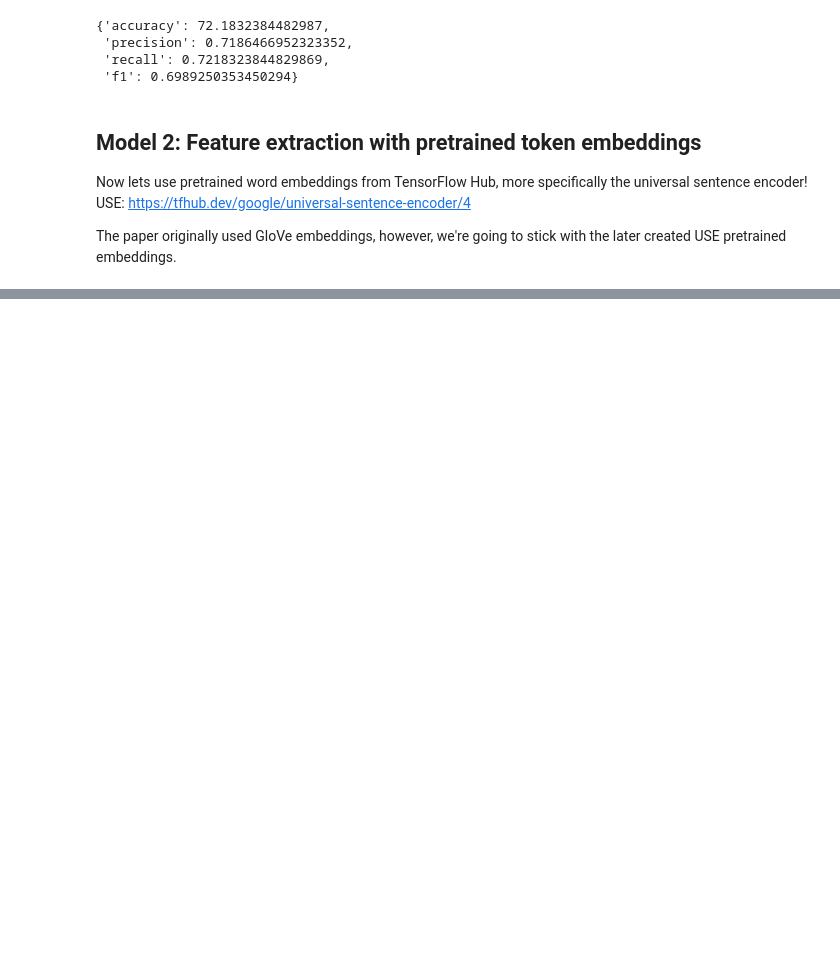
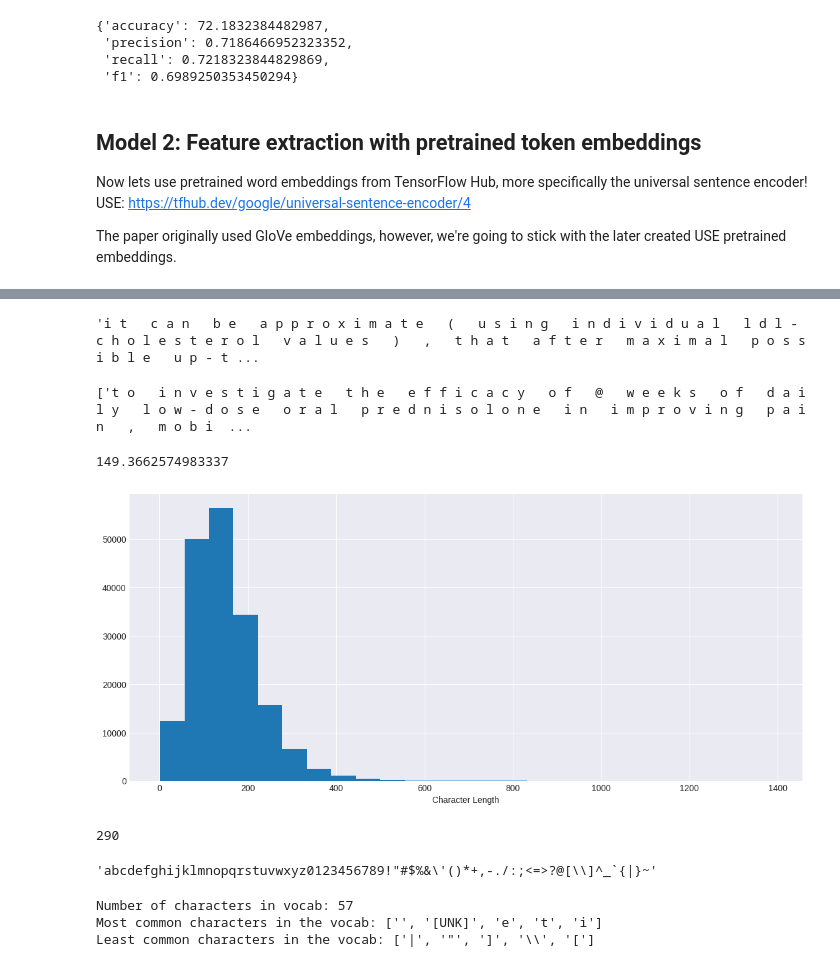
Before and after one commit to leohfigueiredo/Project_1, a Jupyter notebook: Tensorflow/Files_and_notebooks/09_Milestone_Project_2_SkimLit/09_Milestone_Project 2_SkimLit.ipynb, the cells around one changed output, grey strips where cells are left out. Drawn from its saved outputs; the diff is of its cells as text; code cells hidden in the pictures; blank space fills up the shorter version.

```diff
--- a/Tensorflow/Files_and_notebooks/09_Milestone_Project_2_SkimLit/09_Milestone_Project 2_SkimLit.ipynb
+++ b/Tensorflow/Files_and_notebooks/09_Milestone_Project_2_SkimLit/09_Milestone_Project 2_SkimLit.ipynb
@@ -725,0 +832,44 @@ USE embedded sentence shape: (1, 512)
+# %%
+# Make function to split sentences into characters
+def split_chars(text):
+    return " ".join(list(text))
+
+# Text splitting non-character level sequenceinto characters
+split_chars(random_train_sentence)
+# %% [output]
+'i t   c a n   b e   a p p r o x i m a t e   (   u s i n g   i n d i v i d u a l   l d l - c h o l e s t e r o l   v a l u e s   )   ,   t h a t   a f t e r   m a x i m a l   p o s s i b l e   u p - t ...
+# %%
+# Split sequence-level data into character-level data splits
+train_chars = [split_chars(sentence) for sentence in train_sentences]
+val_chars = [split_chars(sentence) for sentence in val_sentences]
+test_chars = [split_chars(sentence) for sentence in test_sentences]
+print(train_chars[:5])
+# %% [output]
+['t o   i n v e s t i g a t e   t h e   e f f i c a c y   o f   @   w e e k s   o f   d a i l y   l o w - d o s e   o r a l   p r e d n i s o l o n e   i n   i m p r o v i n g   p a i n   ,   m o b i  ...
+# %%
+# What's the average character length of our sentences?
+char_lens = [len(sentence) for sentence in train_sentences]
+avg_char_len = np.mean(char_lens)
+avg_char_len
+# %% [output]
+149.3662574983337
+# %%
+# Check the distribution of our sequence character lengths
+import matplotlib.pyplot as plt
+plt.hist(char_lens, bins=25);
+plt.xlabel('Character Length');
+# %% [output]
+[figure, added]
+# %%
+# Find what character length covers 95% of sequences
+output_seq_char_len = int(np.percentile(char_lens, 95))
+output_seq_char_len
+# %% [output]
+290
+# %%
+# get all keyboard characters (unique characters in the training set)
+import string
+alphabet = string.ascii_lowercase + string.digits + string.punctuation
+alphabet
+# %% [output]
+'abcdefghijklmnopqrstuvwxyz0123456789!"#$%&\'()*+,-./:;<=>?@[\\]^_`{|}~'
@@ -725,0 +886,10 @@ USE embedded sentence shape: (1, 512)
+# %%
+# Check character vocab stats
+char_vocab = char_vectorizer.get_vocabulary()
+print(f"Number of characters in vocab: {len(char_vocab)}")
+print(f"Most common characters in the vocab: {char_vocab[:5]}")
+print(f"Least common characters in the vocab: {char_vocab[-5:]}")
+# %% [output]
+Number of characters in vocab: 57
+Most common characters in the vocab: ['', '[UNK]', 'e', 't', 'i']
+Least common characters in the vocab: ['|', '"', ']', '\\', '[']
```
Also changed, not shown: parts of 36 cells of this notebook.
